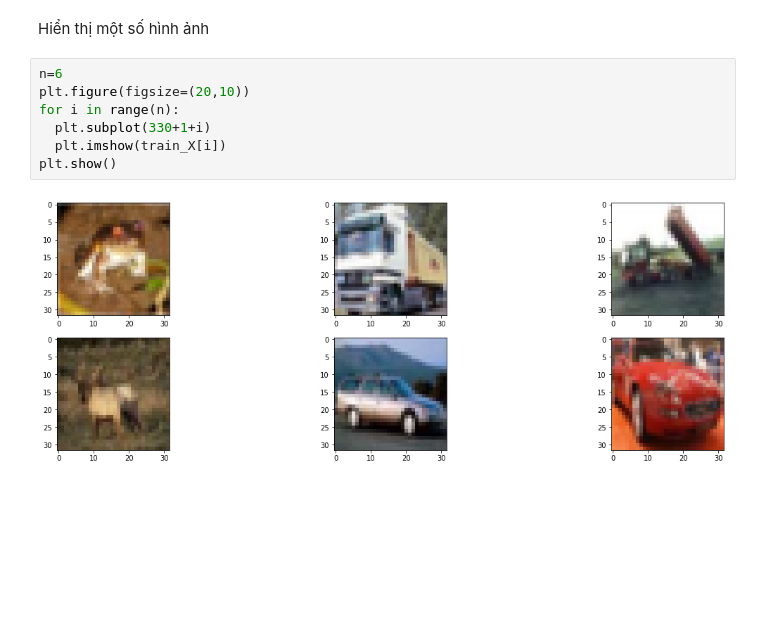
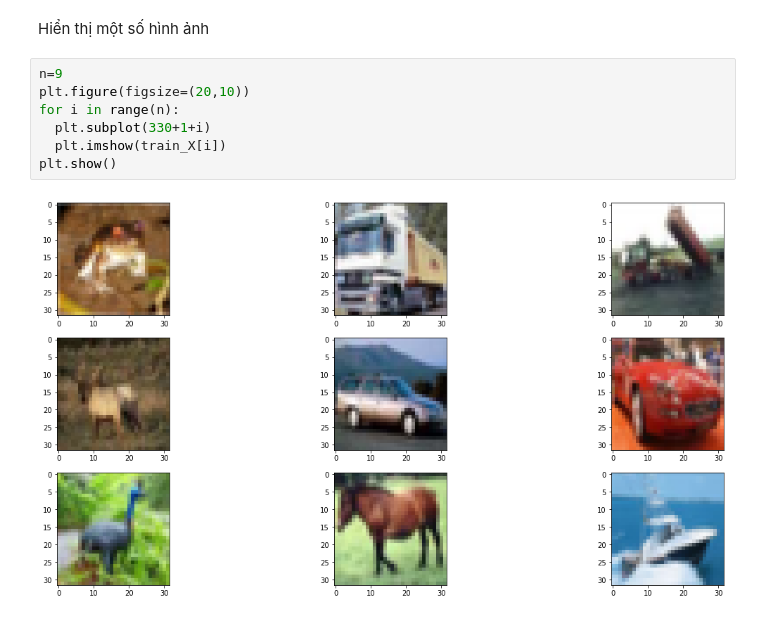
Before and after one commit to a-kiet0103/phantichdulieu, a Jupyter notebook: Cifar.ipynb, the cells around one changed output. Cells and saved outputs as stored; diff of their text form; blank space fills up the shorter version.

```diff
--- a/Cifar.ipynb
+++ b/Cifar.ipynb
@@ -85,11 +85,11 @@ _________________________________________________________________
 # %% [markdown]
 Hiển thị một số hình ảnh
 # %%
-n=6
+n=9
 plt.figure(figsize=(20,10))
 for i in range(n):
   plt.subplot(330+1+i)
   plt.imshow(train_X[i])
 plt.show()
 # %% [output]
-[figure, old version]
+[figure, new version]
```
Also changed, not shown: parts of 5 cells of this notebook.
